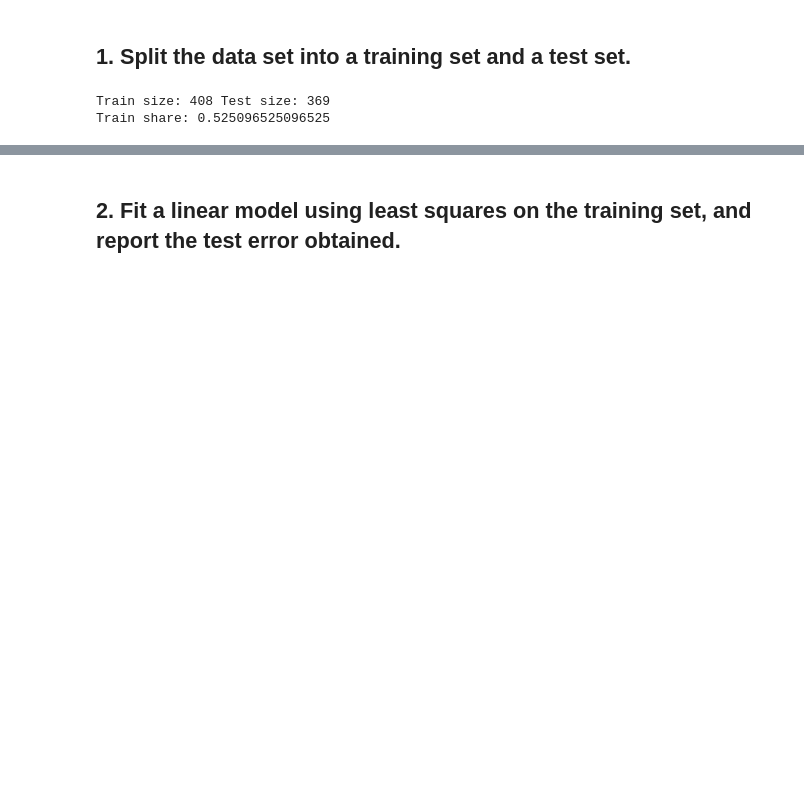
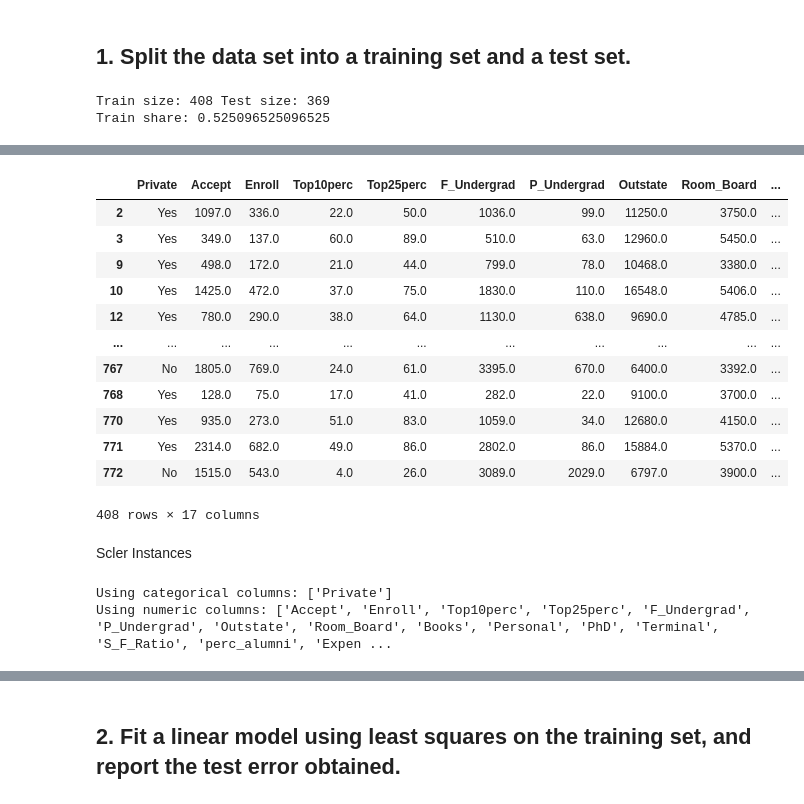
Before and after one commit to channreaksmey/statistical-modeling-tp, a Jupyter notebook: TP3/notebook.ipynb, the cells around one changed output, grey strips where cells are left out. Saved outputs shown, nothing was run; the diff lists cells and outputs as text; code cells hidden in the pictures; blank space fills up the shorter version.

```diff
--- a/TP3/notebook.ipynb
+++ b/TP3/notebook.ipynb
@@ -554,8 +615,8 @@ train_indices = np.random.choice([True, False], size=n, replace=True)
 test_indices = ~train_indices
 # 50% chance for each observation to be in the training set
 
-college_train = college_df[train_indices]
-college_test = college_df[test_indices]
+df_train = college_df[train_indices]
+df_test = college_df[test_indices]
 # %%
 print("Train size:", train_indices.sum(), "Test size:", test_indices.sum())
 print("Train share:", train_indices.mean())
@@ -564,0 +647,48 @@ Train share: 0.525096525096525
+# %%
+# inspector
+X_train
+# %% [output]
+|  | Private | Accept | Enroll | Top10perc | Top25perc | F_Undergrad | P_Undergrad | Outstate | Room_Board | ... |
+| 2 | Yes | 1097.0 | 336.0 | 22.0 | 50.0 | 1036.0 | 99.0 | 11250.0 | 3750.0 | ... |
+| 3 | Yes | 349.0 | 137.0 | 60.0 | 89.0 | 510.0 | 63.0 | 12960.0 | 5450.0 | ... |
+| 9 | Yes | 498.0 | 172.0 | 21.0 | 44.0 | 799.0 | 78.0 | 10468.0 | 3380.0 | ... |
+| 10 | Yes | 1425.0 | 472.0 | 37.0 | 75.0 | 1830.0 | 110.0 | 16548.0 | 5406.0 | ... |
+| 12 | Yes | 780.0 | 290.0 | 38.0 | 64.0 | 1130.0 | 638.0 | 9690.0 | 4785.0 | ... |
+| ... | ... | ... | ... | ... | ... | ... | ... | ... | ... | ... |
+| 767 | No | 1805.0 | 769.0 | 24.0 | 61.0 | 3395.0 | 670.0 | 6400.0 | 3392.0 | ... |
+| 768 | Yes | 128.0 | 75.0 | 17.0 | 41.0 | 282.0 | 22.0 | 9100.0 | 3700.0 | ... |
+| 770 | Yes | 935.0 | 273.0 | 51.0 | 83.0 | 1059.0 | 34.0 | 12680.0 | 4150.0 | ... |
+| 771 | Yes | 2314.0 | 682.0 | 49.0 | 86.0 | 2802.0 | 86.0 | 15884.0 | 5370.0 | ... |
+| 772 | No | 1515.0 | 543.0 | 4.0 | 26.0 | 3089.0 | 2029.0 | 6797.0 | 3900.0 | ... |
+408 rows × 17 columns
+# %% [markdown]
+Scler Instances
+# %%
+# prepressing instances
+from sklearn.compose import ColumnTransformer
+from sklearn.preprocessing import OneHotEncoder, StandardScaler, FunctionTransformer
+
+# infer categorical / numeric columns from the actual training frame (X_train must exist)
+cat_cols = [c for c in X_train.columns if X_train[c].dtype == "object" or str(X_train[c].dtype).startswith("category")]
+num_cols = [c for c in X_train.columns if c not in cat_cols]
+
+print("Using categorical columns:", cat_cols)
+print("Using numeric columns:", num_cols)
+
+preprocess = ColumnTransformer(
+    transformers=[
+        ("cat", OneHotEncoder(drop="first", handle_unknown="ignore"), cat_cols) if cat_cols else ("cat", "passthrough", []),
+        ("num", StandardScaler(), num_cols) if num_cols else ("num", "passthrough", []),
+    ]
+)
+
+preprocess_dense = ColumnTransformer(
+    transformers=[
+        ("cat", OneHotEncoder(drop="first", sparse_output=False, handle_unknown="ignore"), cat_cols) if cat_cols else ("cat", "passthrough", []),
+        ("num", FunctionTransformer(lambda x: x), num_cols) if num_cols else ("num", "passthrough", []),
+    ],
+    sparse_threshold=0
+)
+# %% [output]
+Using categorical columns: ['Private']
+Using numeric columns: ['Accept', 'Enroll', 'Top10perc', 'Top25perc', 'F_Undergrad', 'P_Undergrad', 'Outstate', 'Room_Board', 'Books', 'Personal', 'PhD', 'Terminal', 'S_F_Ratio', 'perc_alumni', 'Expen ...
```
Also changed, not shown: parts of 21 cells of this notebook.
